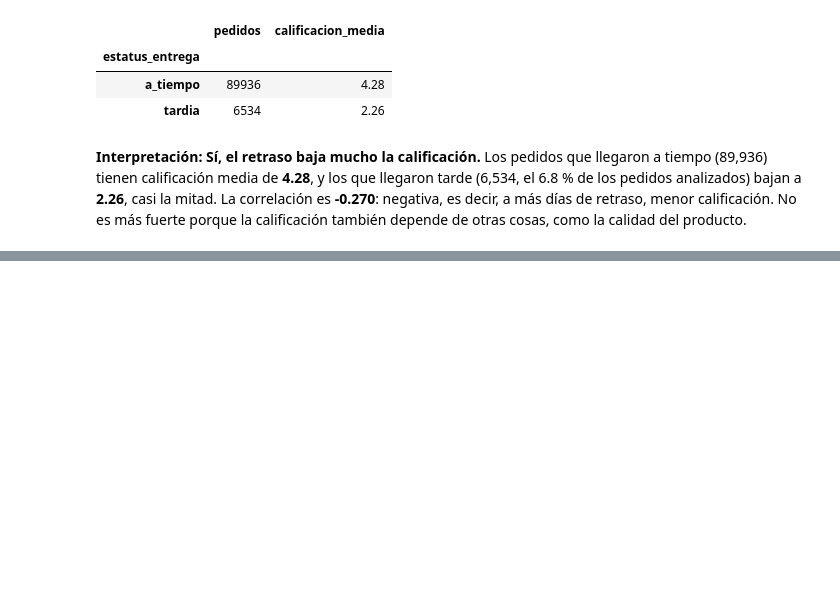
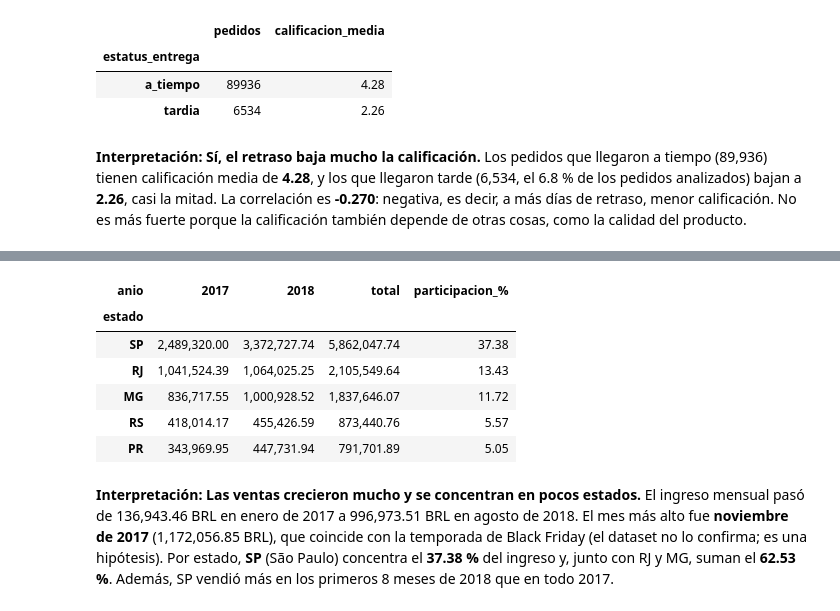
Before and after one commit to arturoobedvt-ctrl/proyecto-final-eda-olist, a Jupyter notebook: Proyecto_Final_EDA.ipynb, the cells around one changed output, grey strips where cells are left out. Drawn from its saved outputs; the diff is of its cells as text; code cells hidden in the pictures; blank space fills up the shorter version.

```diff
--- a/Proyecto_Final_EDA.ipynb
+++ b/Proyecto_Final_EDA.ipynb
@@ -377,0 +393,18 @@ Correlación entre días de retraso y calificación: -0.270
+# %%
+# Tabla dinámica: ingreso por estado (filas) y año (columnas)
+ventana["anio"] = ventana["order_purchase_timestamp"].dt.year
+por_estado = ventana.pivot_table(index="estado", columns="anio", values="ingreso", aggfunc="sum", fill_value=0)
+
+por_estado["total"] = por_estado.sum(axis=1)
+por_estado["participacion_%"] = por_estado["total"] / por_estado["total"].sum() * 100
+por_estado.sort_values("total", ascending=False).head(5)
+# %% [output]
+| anio | 2017 | 2018 | total | participacion_% |
+| estado |  |  |  |  |
+| SP | 2,489,320.00 | 3,372,727.74 | 5,862,047.74 | 37.38 |
+| RJ | 1,041,524.39 | 1,064,025.25 | 2,105,549.64 | 13.43 |
+| MG | 836,717.55 | 1,000,928.52 | 1,837,646.07 | 11.72 |
+| RS | 418,014.17 | 455,426.59 | 873,440.76 | 5.57 |
+| PR | 343,969.95 | 447,731.94 | 791,701.89 | 5.05 |
+# %% [markdown]
+**Interpretación:** **Las ventas crecieron mucho y se concentran en pocos estados.** El ingreso mensual pasó de 136,943.46 BRL en enero de 2017 a 996,973.51 BRL en agosto de 2018. El mes más alto fue **noviembre de 2017** (1,172,056.85 BRL), que coincide con la temporada de Black Friday (el dataset no lo confirma; es una hipótesis). Por estado, **SP** (São Paulo) concentra el **37.38 %** del ingreso y, junto con RJ y MG, suman el **62.53 %**. Además, SP vendió más en los primeros 8 meses de 2018 que en todo 2017.
```
Also changed, not shown: parts of 2 cells of this notebook.
